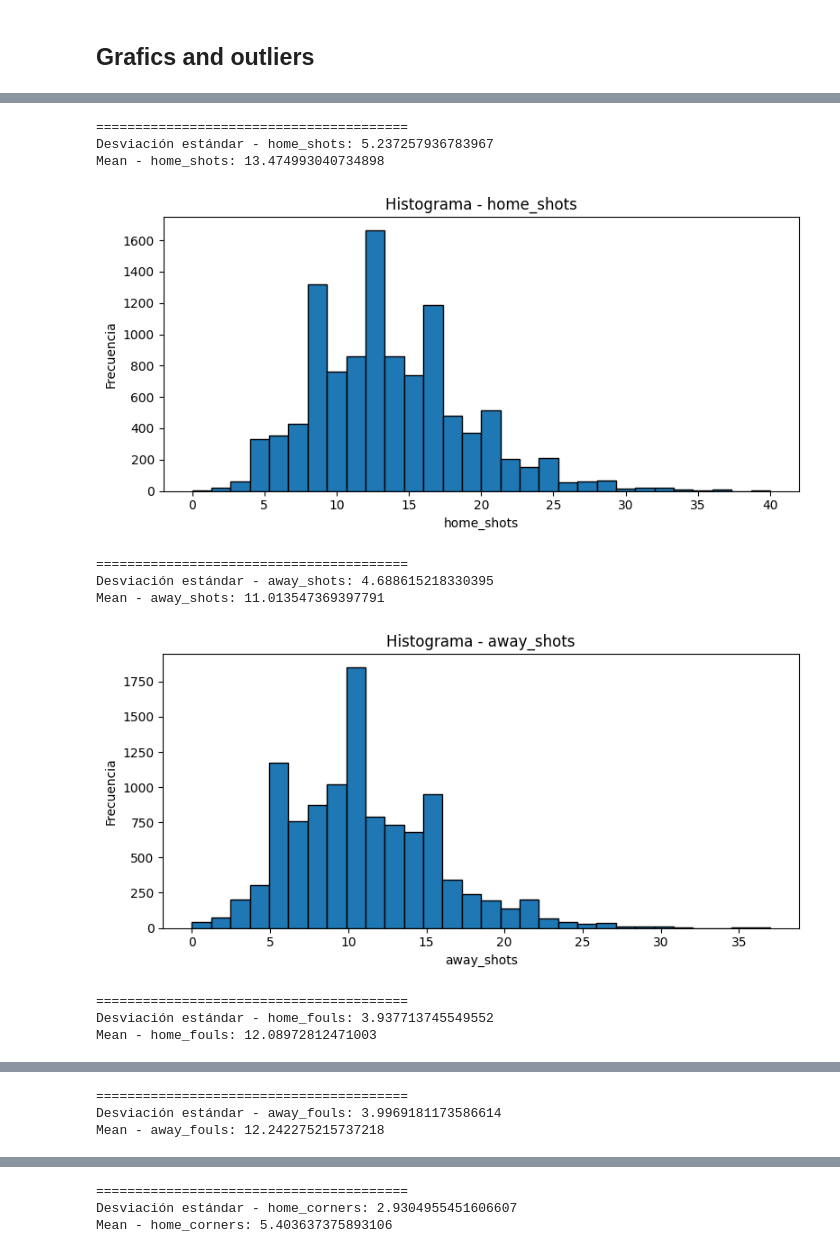
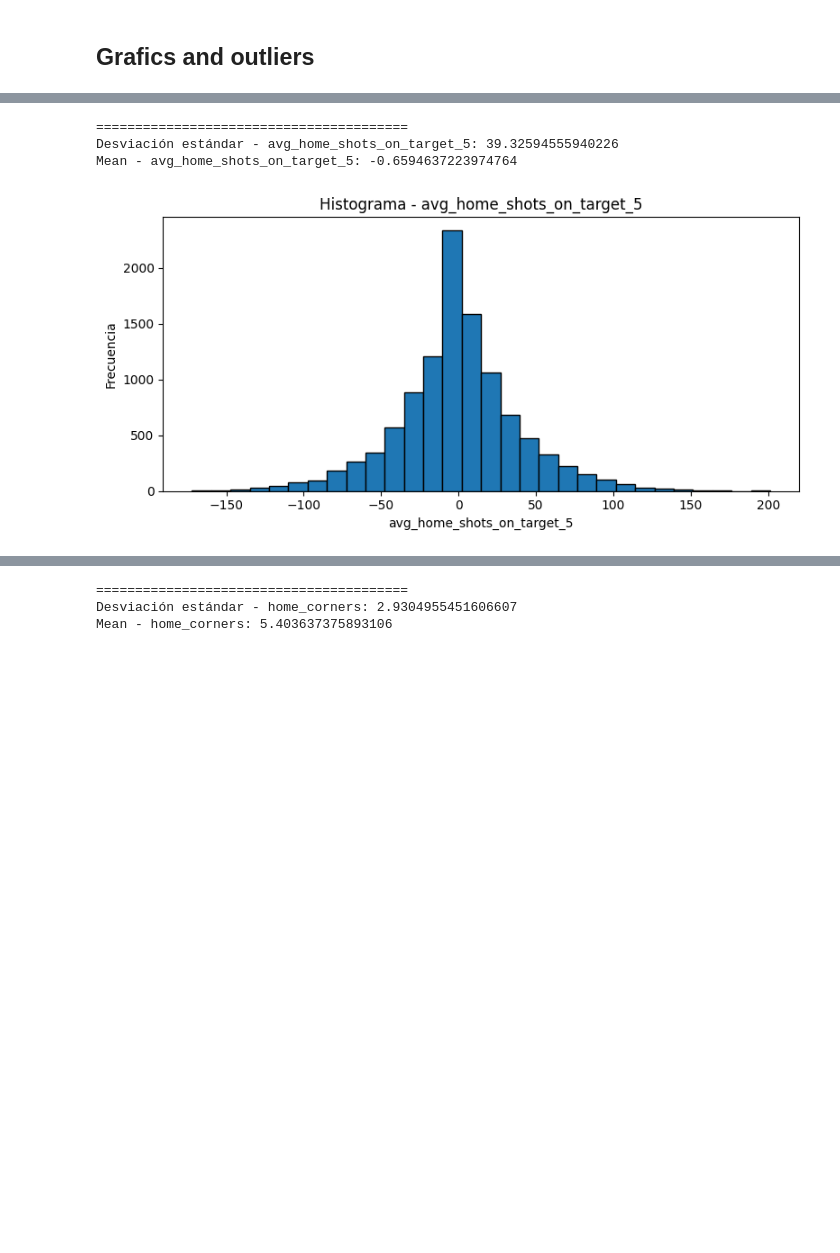
Before and after one commit to juanto67/Pipeline-ETL-ML, a Jupyter notebook: notebook/01_explore.ipynb, the cells around one changed output, grey strips where cells are left out. Drawn from its saved outputs; the diff is of its cells as text; code cells hidden in the pictures; blank space fills up the shorter version.

```diff
--- a/notebook/01_explore.ipynb
+++ b/notebook/01_explore.ipynb
@@ -66,6 +66,7 @@ print(df.shape[0])
 # %% [output]
 10778
 # %%
+df = df.drop(columns=["season_code","league_name","division","date_match","hometeam","awayteam"])
 corr = df.corr()
 plt.figure(figsize=(10, 8))
 plt.imshow(corr, cmap='coolwarm', vmin=-1, vmax=1)
@@ -79,8 +80,8 @@ plt.show()
 # %% [markdown]
 ## Grafics and outliers
 # %%
-df_without_id = df.drop(columns=["match_id", "season_id", "division_id", "home_team_id", "away_team_id", "date_id"])
-numeric_cols = df_without_id.select_dtypes(include='number')
+
+numeric_cols = df.select_dtypes(include='number')
 
 fig, ax = plt.subplots(figsize=(14, 8))
 numeric_cols.boxplot(ax=ax, vert=True, rot=90)
@@ -93,25 +94,18 @@ plt.show()
 # %%
-columns_to_check = ["home_shots", "away_shots","home_fouls", "away_fouls"]
+columns_to_check = ["avg_home_shots_on_target_5"]
 for col in columns_to_check:
     print("=" * 40)
     print(f'Desviación estándar - {col}: {numeric_cols[col].std()}')
     print(f'Mean - {col}: {numeric_cols[col].mean()}')
     plt.figure(figsize=(8, 4))
     plt.hist(numeric_cols[col], bins=30, edgecolor='k')
     plt.title(f'Histograma - {col}')
     plt.xlabel(col)
     plt.ylabel('Frecuencia')
     plt.tight_layout()
     plt.show()
 # %% [output]
 ========================================
-Desviación estándar - home_shots: 5.237257936783967
-Mean - home_shots: 13.474993040734898
+Desviación estándar - avg_home_shots_on_target_5: 39.32594555940226
+Mean - avg_home_shots_on_target_5: -0.6594637223974764
-[figure, old version]
+[figure, new version]
-========================================
-Desviación estándar - away_shots: 4.688615218330395
-Mean - away_shots: 11.013547369397791
-[figure, removed]
-========================================
-Desviación estándar - home_fouls: 3.937713745549552
-Mean - home_fouls: 12.08972812471003
@@ -119,3 +111,0 @@ Mean - home_fouls: 12.08972812471003
-========================================
-Desviación estándar - away_fouls: 3.9969181173586614
-Mean - away_fouls: 12.242275215737218
```
Also changed, not shown: parts of 5 cells of this notebook, 6 other files.
